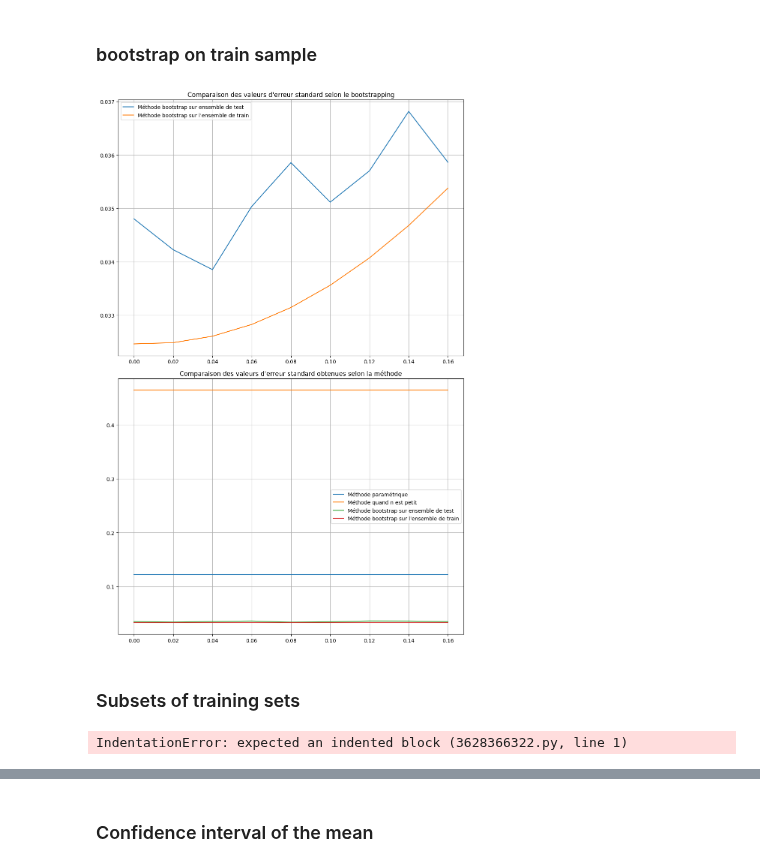
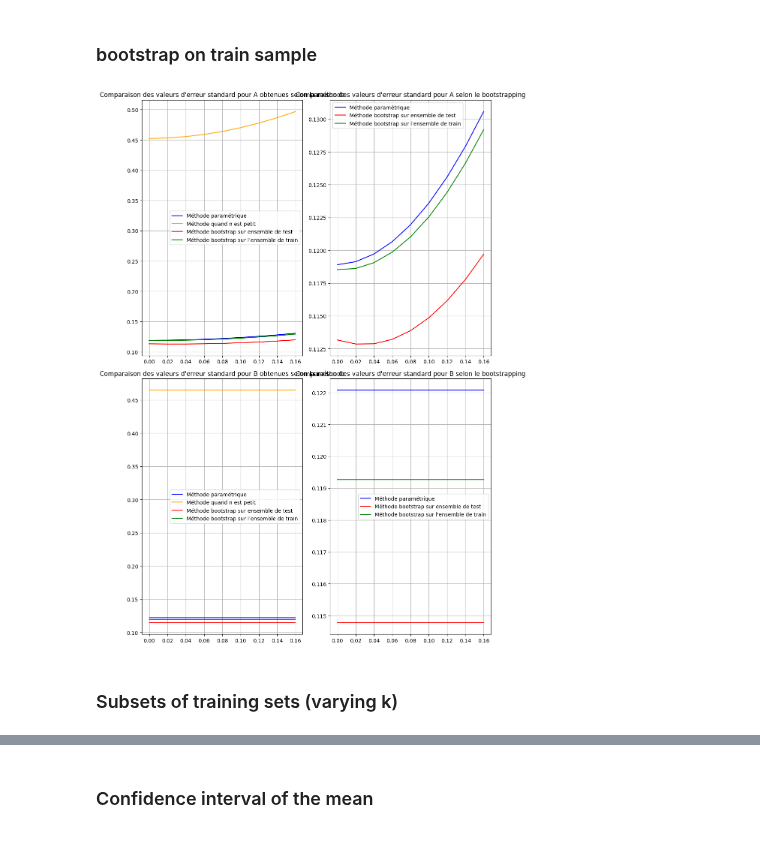
Before and after one commit to AntoineGilsonGH/The-Design-and-Analysis-of-Benchmark-Experiments, a Jupyter notebook: I0_Simplification.ipynb, the cells around one changed output, grey strips where cells are left out. Cells and saved outputs as stored; diff of their text form; code cells hidden in the pictures.

```diff
--- a/I0_Simplification.ipynb
+++ b/I0_Simplification.ipynb
@@ -683,6 +673,7 @@ def se_each_bootstrap(n, B, m):
 
         for bootstrap_index in bootstrap_indices:
 
+
            x_train = x[bootstrap_index]
            y_train = beta1 * x_train + beta2 * x_train**2 + epsilon[bootstrap_index]
 
@@ -700,8 +691,8 @@ def se_each_bootstrap(n, B, m):
            y_pred_b = model_b.predict(x_test_quad)
            pb = (y_test - y_pred_b)**2
 
-           sea = np.std(pa, ddof=1) / (m**0.5)
-           seb = np.std(pb, ddof = 1) / (m**0.5)
+           sea = np.std(pa, ddof=1) / (n**0.5)
+           seb = np.std(pb, ddof = 1) / (n**0.5)
 
            liste_A.append(sea)
            liste_B.append(seb)
@@ -726,42 +717,59 @@ def standard_error_bootstrap_train():
       liste_se_bootstrap_A.append(se_bootstrap_A)
       liste_se_bootstrap_B.append(se_bootstrap_B)
 
-   df_se_bootstrap_A_v2 = pd.DataFrame(liste_se_bootstrap_A, index=M, columns=beta2_values).transpose()
-   df_se_bootstrap_B_v2 = pd.DataFrame(liste_se_bootstrap_B, index=M, columns=beta2_values).transpose()
+   df_se_bootstrap_A_train = pd.DataFrame(liste_se_bootstrap_A, index=M, columns=beta2_values).transpose()
+   df_se_bootstrap_B_train = pd.DataFrame(liste_se_bootstrap_B, index=M, columns=beta2_values).transpose()
 
-   return df_se_bootstrap_A_v2, df_se_bootstrap_B_v2
+   return df_se_bootstrap_A_train, df_se_bootstrap_B_train
 # %%
-df_se_bootstrap_A_v2, df_se_bootstrap_B_v2 = standard_error_bootstrap_train()
-df_se_bootstrap_A, df_se_bootstrap_B = standard_error_bootstrap_test() # Seul ou SE_B pas constant
+df_se_bootstrap_A_train, df_se_bootstrap_B_train = standard_error_bootstrap_train()
+df_se_bootstrap_A_test, df_se_bootstrap_B_test = standard_error_bootstrap_test()
 df_standard_error_A, df_standard_error_B = standard_error_n_large()
 df_standard_error_small_A, df_standard_error_small_B = standard_error_n_small()
 # %%
 # Création des subplots
-fig, axs = plt.subplots(2, 1, figsize=(10, 15))
+fig, axs = plt.subplots(2, 2, figsize=(10, 15))
+
+
+# Deuxième subplot : Comparaison des valeurs d'erreur standard obtenues selon la méthode
+axs[0,0].plot(beta2_values, df_standard_error_A[2000], label="Méthode paramétrique", color ="blue")
+axs[0,0].plot(beta2_values, df_standard_error_small_A[2000], label="Méthode quand n est petit", color ="orange")
+axs[0,0].plot(beta2_values, df_se_bootstrap_A_test[2000], label="Méthode bootstrap sur ensemble de test", color = "red")
+axs[0,0].plot(beta2_values, df_se_bootstrap_A_train[2000], label="Méthode bootstrap sur l'ensemble de train", color = "green")
+axs[0,0].set_title("Comparaison des valeurs d'erreur standard pour A obtenues selon la méthode")
+axs[0,0].grid()
+axs[0,0].legend()
 
 # Premier subplot : Comparaison des valeurs d'erreur standard selon le bootstrapping
-axs[0].plot(beta2_values, df_se_bootstrap_A[2000], label="Méthode bootstrap sur ensemble de test")
-axs[0].plot(beta2_values, df_se_bootstrap_A_v2[2000], label="Méthode bootstrap sur l'ensemble de train")
-axs[0].set_title("Comparaison des valeurs d'erreur standard selon le bootstrapping")
-axs[0].grid()
-axs[0].legend()
+axs[0,1].plot(beta2_values, df_standard_error_A[2000], label="Méthode paramétrique", color = "blue")
+axs[0,1].plot(beta2_values, df_se_bootstrap_A_test[2000], label="Méthode bootstrap sur ensemble de test", color = "red")
+axs[0,1].plot(beta2_values, df_se_bootstrap_A_train[2000], label="Méthode bootstrap sur l'ensemble de train", color ="green")
+axs[0,1].set_title("Comparaison des valeurs d'erreur standard pour A selon le bootstrapping")
+axs[0,1].grid()
+axs[0,1].legend()
 
 # Deuxième subplot : Comparaison des valeurs d'erreur standard obtenues selon la méthode
-axs[1].plot(beta2_values, df_standard_error_B[2000], label="Méthode paramétrique")
-axs[1].plot(beta2_values, df_standard_error_small_B[2000], label="Méthode quand n est petit")
-axs[1].plot(beta2_values, df_se_bootstrap_B[2000], label="Méthode bootstrap sur ensemble de test")
-axs[1].plot(beta2_values, df_se_bootstrap_B_v2[2000], label="Méthode bootstrap sur l'ensemble de train")
-axs[1].set_title("Comparaison des valeurs d'erreur standard obtenues selon la méthode")
-axs[1].grid()
-axs[1].legend()
+axs[1,0].plot(beta2_values, df_standard_error_B[2000], label="Méthode paramétrique", color = "blue")
+axs[1,0].plot(beta2_values, df_standard_error_small_B[2000], label="Méthode quand n est petit", color = "orange")
+axs[1,0].plot(beta2_values, df_se_bootstrap_B_test[2000], label="Méthode bootstrap sur ensemble de test", color = "red")
+axs[1,0].plot(beta2_values, df_se_bootstrap_B_train[2000], label="Méthode bootstrap sur l'ensemble de train", color = "green")
+axs[1,0].set_title("Comparaison des valeurs d'erreur standard pour B obtenues selon la méthode")
+axs[1,0].grid()
+axs[1,0].legend()
+
+# Premier subplot : Comparaison des valeurs d'erreur standard selon le bootstrapping
+axs[1,1].plot(beta2_values, df_standard_error_B[2000], label="Méthode paramétrique", color = "blue")
+axs[1,1].plot(beta2_values, df_se_bootstrap_B_test[2000], label="Méthode bootstrap sur ensemble de test", color = "red")
+axs[1,1].plot(beta2_values, df_se_bootstrap_B_train[2000], label="Méthode bootstrap sur l'ensemble de train", color = "green")
+axs[1,1].set_title("Comparaison des valeurs d'erreur standard pour B selon le bootstrapping")
+axs[1,1].grid()
+axs[1,1].legend()
+
+
 
 plt.tight_layout()
 plt.show()
 # %% [output]
-[figure, old version]
+[figure, new version]
 # %% [markdown]
-### Subsets of training sets
+### Subsets of training sets (varying k)
-# %%
-"""def standard_error_varying_test_derived():"""
-# %% [output]
-IndentationError: expected an indented block (3628366322.py, line 1)
```
Also changed, not shown: parts of 14 cells of this notebook.
